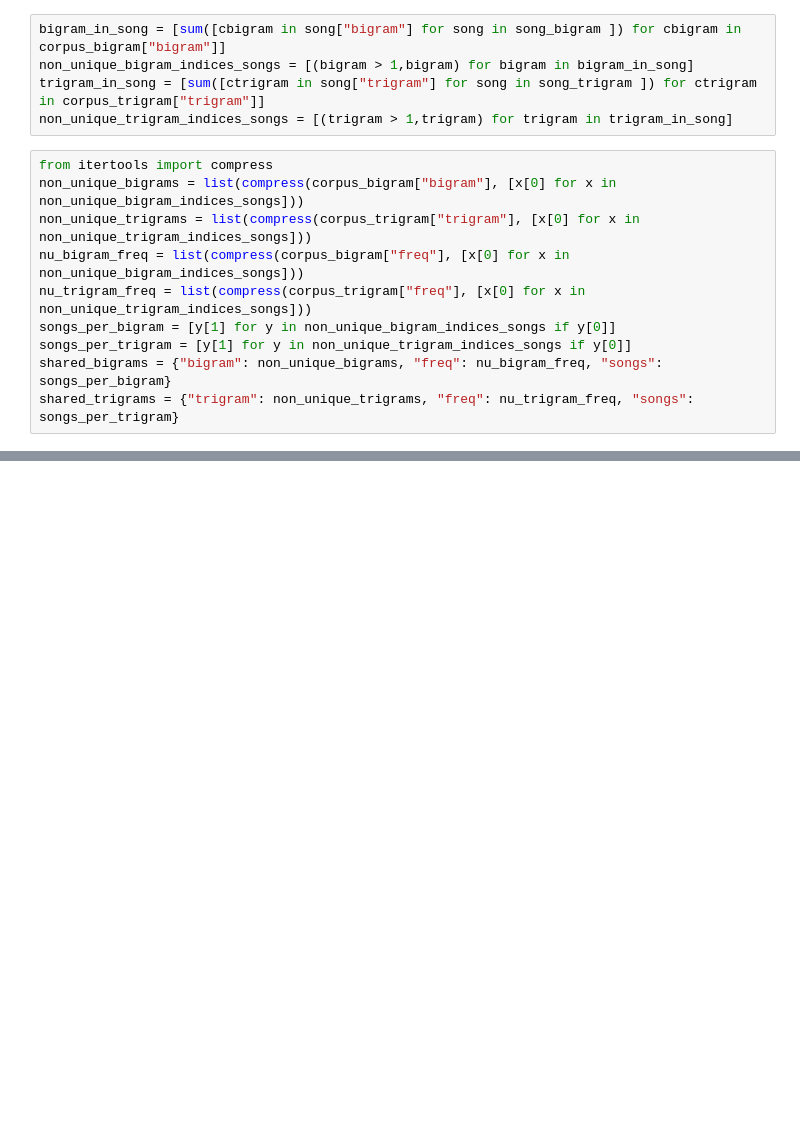
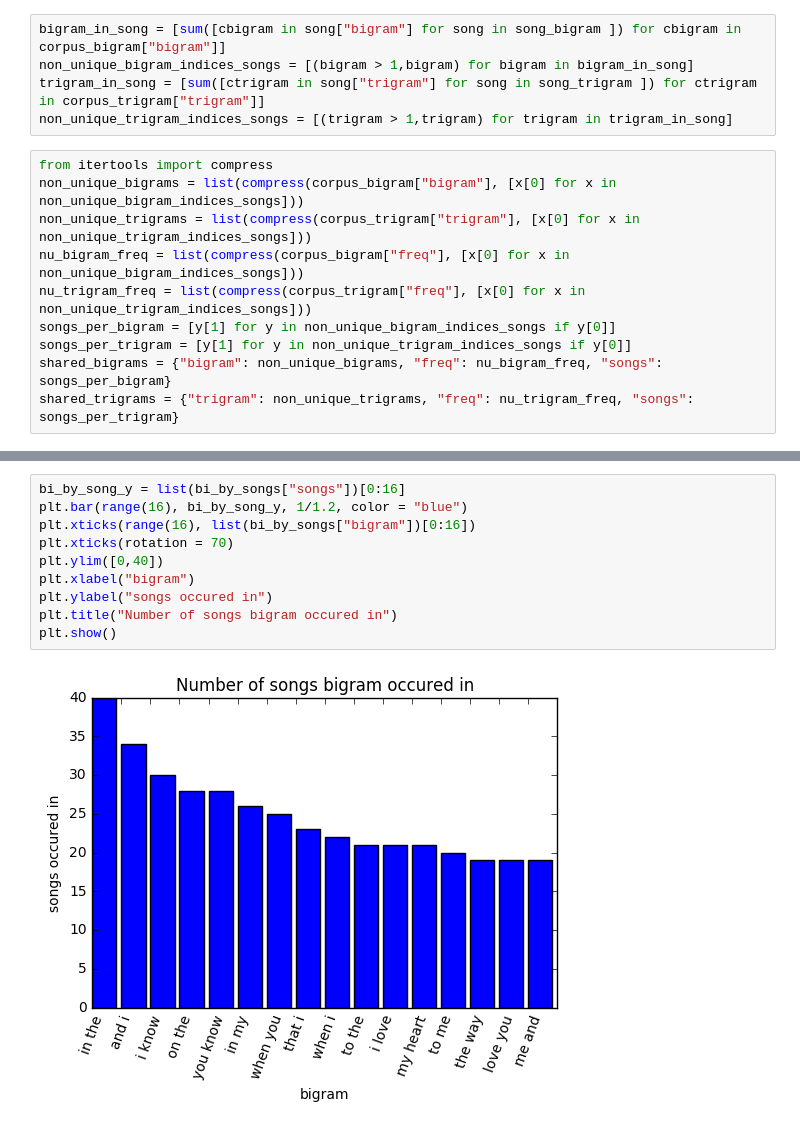
Before and after one commit to sssantos/141bravo, a Jupyter notebook: NGRAMS.ipynb, the cells around one changed output, grey strips where cells are left out. Drawn from its saved outputs; the diff is of its cells as text; blank space fills up the shorter version.

```diff
--- a/NGRAMS.ipynb
+++ b/NGRAMS.ipynb
@@ -208,0 +190,12 @@ pd.DataFrame(shared_trigrams).sort_values(by="songs", ascending = False)
+# %%
+bi_by_song_y = list(bi_by_songs["songs"])[0:16]
+plt.bar(range(16), bi_by_song_y, 1/1.2, color = "blue")
+plt.xticks(range(16), list(bi_by_songs["bigram"])[0:16])
+plt.xticks(rotation = 70)
+plt.ylim([0,40])
+plt.xlabel("bigram")
+plt.ylabel("songs occured in")
+plt.title("Number of songs bigram occured in")
+plt.show()
+# %% [output]
+[figure, added]
```
Also changed, not shown: parts of 6 cells of this notebook, 2 other files.
